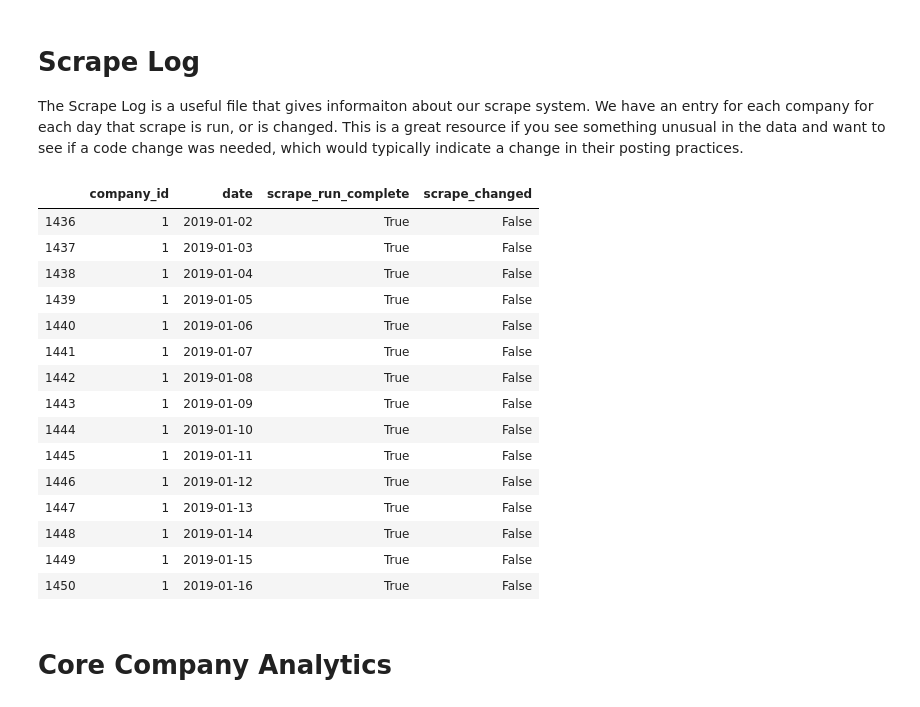
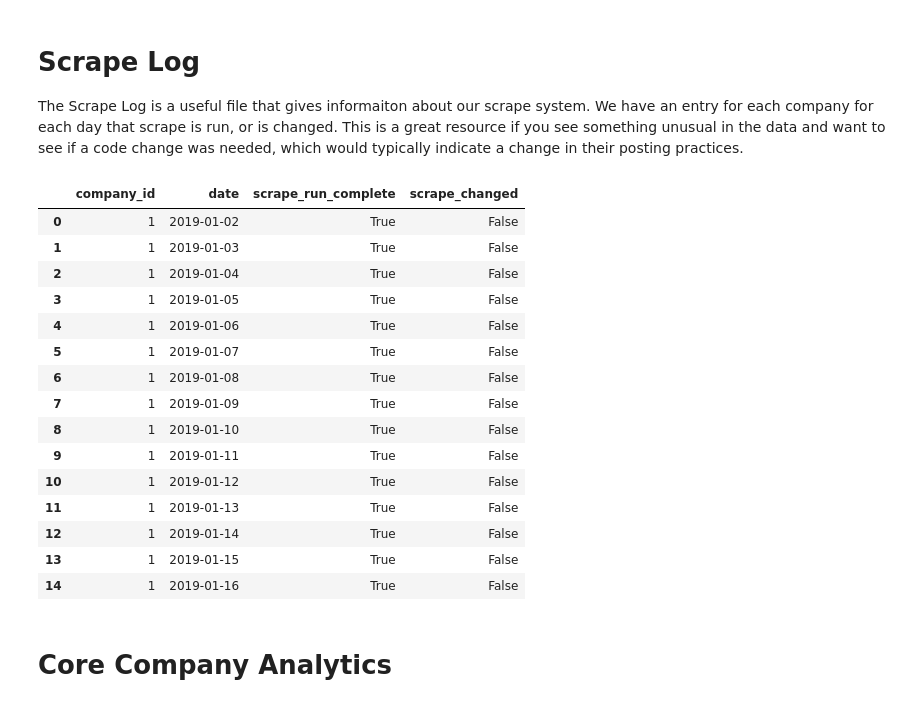
Before and after one commit to LinkUp/Job-Market-Data, a Jupyter notebook: Product Documentation/Product Onboarding.ipynb, the cells around one changed output. Saved outputs shown, nothing was run; the diff lists cells and outputs as text; code cells hidden in the pictures.

```diff
--- a/Product Documentation/Product Onboarding.ipynb
+++ b/Product Documentation/Product Onboarding.ipynb
@@ -101,27 +103,27 @@ fs_company_reference = pd.read_csv('fs_company_reference_daily_2019-11-13.csv.gz
 
 The Scrape Log is a useful file that gives informaiton about our scrape system.  We have an entry for each company for each day that scrape is run, or is changed.  This is a great resource if you see something unusual in the data and want to see if a code change was needed, which would typically indicate a change in their posting practices.
 # %%
-ScrapeLog = pd.read_csv('raw_company_scrape_log_full_2019-11-01.csv');
+ScrapeLog = pd.read_csv('raw_company_scrape_log_full_2019-11-01.csv.gz');
 ScrapeLog = ScrapeLog[ScrapeLog.date > '2019-01-01']
-ScrapeLog.sort_values(by=['company_id', 'date'], inplace=True)
+ScrapeLog = ScrapeLog.sort_values(by=['company_id', 'date']).reset_index(drop = True)
 ScrapeLog.head(15)
 # %% [output]
 |  | company_id | date | scrape_run_complete | scrape_changed |
-| 1436 | 1 | 2019-01-02 | True | False |
-| 1437 | 1 | 2019-01-03 | True | False |
-| 1438 | 1 | 2019-01-04 | True | False |
-| 1439 | 1 | 2019-01-05 | True | False |
-| 1440 | 1 | 2019-01-06 | True | False |
-| 1441 | 1 | 2019-01-07 | True | False |
-| 1442 | 1 | 2019-01-08 | True | False |
-| 1443 | 1 | 2019-01-09 | True | False |
-| 1444 | 1 | 2019-01-10 | True | False |
-| 1445 | 1 | 2019-01-11 | True | False |
-| 1446 | 1 | 2019-01-12 | True | False |
-| 1447 | 1 | 2019-01-13 | True | False |
-| 1448 | 1 | 2019-01-14 | True | False |
-| 1449 | 1 | 2019-01-15 | True | False |
-| 1450 | 1 | 2019-01-16 | True | False |
+| 0 | 1 | 2019-01-02 | True | False |
+| 1 | 1 | 2019-01-03 | True | False |
+| 2 | 1 | 2019-01-04 | True | False |
+| 3 | 1 | 2019-01-05 | True | False |
+| 4 | 1 | 2019-01-06 | True | False |
+| 5 | 1 | 2019-01-07 | True | False |
+| 6 | 1 | 2019-01-08 | True | False |
+| 7 | 1 | 2019-01-09 | True | False |
+| 8 | 1 | 2019-01-10 | True | False |
+| 9 | 1 | 2019-01-11 | True | False |
+| 10 | 1 | 2019-01-12 | True | False |
+| 11 | 1 | 2019-01-13 | True | False |
+| 12 | 1 | 2019-01-14 | True | False |
+| 13 | 1 | 2019-01-15 | True | False |
+| 14 | 1 | 2019-01-16 | True | False |
 # %% [markdown]
 # Core Company Analytics
 # %% [markdown]
```
Also changed, not shown: parts of 6 cells of this notebook.
